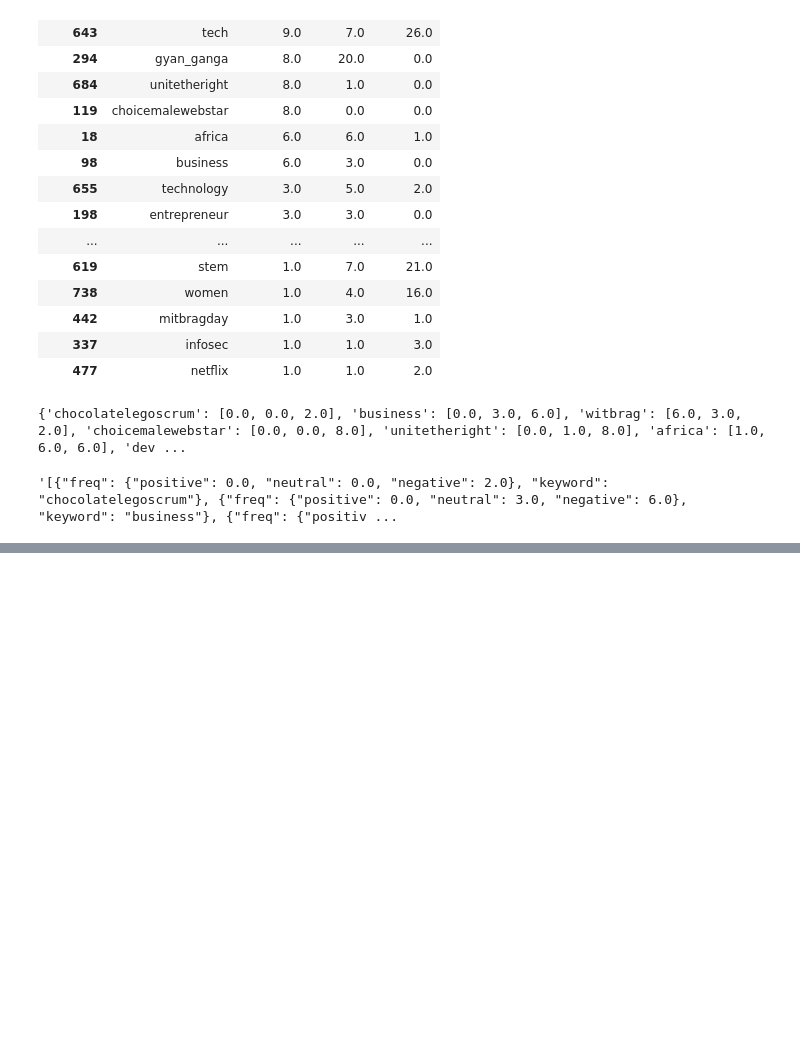
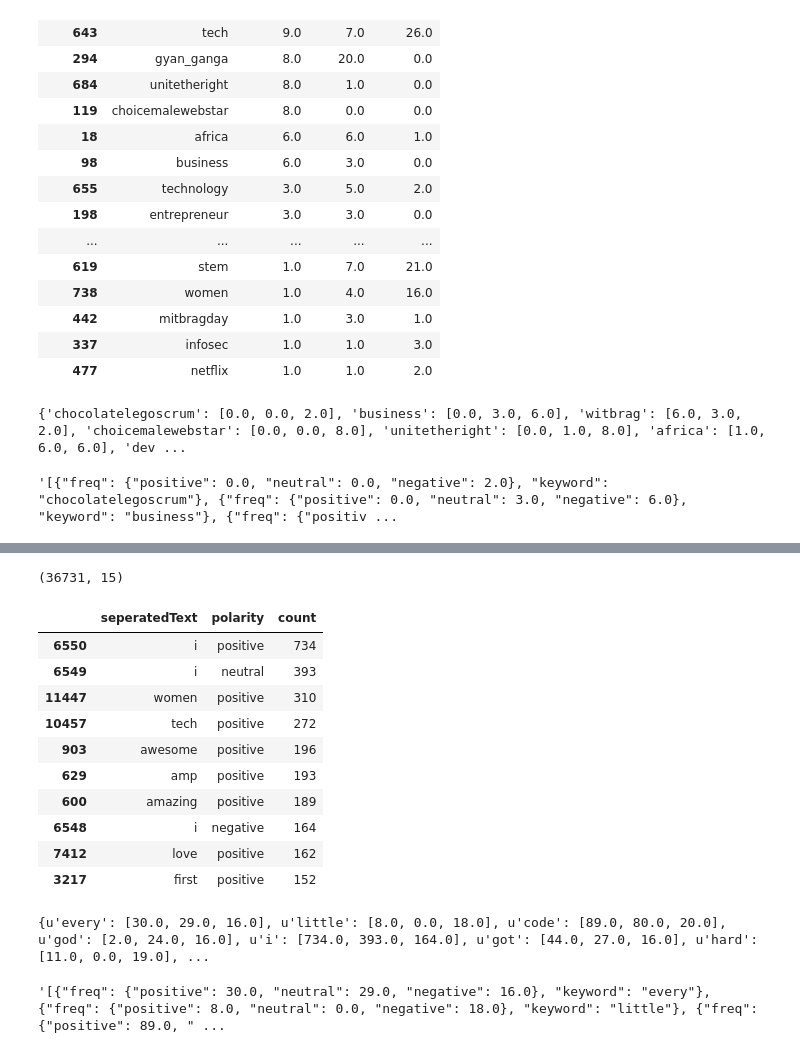
Before and after one commit to rupeshbasnet/twitter-data-vis, a Jupyter notebook: Twitter_Data_Extraction/Tweets_Preprocessing_Test.ipynb, the cells around one changed output, grey strips where cells are left out. Drawn from its saved outputs; the diff is of its cells as text; code cells hidden in the pictures; blank space fills up the shorter version.

Commit message:
keywords dashboard added

```diff
--- a/Twitter_Data_Extraction/Tweets_Preprocessing_Test.ipynb
+++ b/Twitter_Data_Extraction/Tweets_Preprocessing_Test.ipynb
@@ -1104,0 +1140,8 @@ json.dumps(values)
+# %%
+s = df["seperatedText"].str.split(' ').apply(Series, 1).stack()
+s.index = s.index.droplevel(-1)
+s.name = 'seperatedText'
+# %%
+del df['seperatedText']
+df = df.join(s)
+df.head(2)
@@ -1104,0 +1152,22 @@ json.dumps(values)
+# %%
+df.shape
+# %% [output]
+(36731, 15)
+# %%
+df['seperatedText'] = df['seperatedText'].str.lower()
+# %%
+new_Df = pd.DataFrame({'count' : df.groupby(["seperatedText", "polarity"]).size()}).reset_index().sort_values('count', ascending=False)
+# %%
+new_Df.head(10)
+# %% [output]
+|  | seperatedText | polarity | count |
+| 6550 | i | positive | 734 |
+| 6549 | i | neutral | 393 |
+| 11447 | women | positive | 310 |
+| 10457 | tech | positive | 272 |
+| 903 | awesome | positive | 196 |
+| 629 | amp | positive | 193 |
+| 600 | amazing | positive | 189 |
+| 6548 | i | negative | 164 |
+| 7412 | love | positive | 162 |
+| 3217 | first | positive | 152 |
@@ -1104,0 +1185,11 @@ json.dumps(values)
+# %%
+d = dict([(i,[a,b,c ]) for i,a,b,c in zip(dffftop20.seperatedText, dffftop20.positive,dffftop20.neutral,dffftop20.negative)])
+print d
+import json
+values = [{"keyword": k , "freq" : {"positive": v[0], "neutral": v[1], "negative": v[2]}} for k, v in d.iteritems()]
+# %% [output]
+{u'every': [30.0, 29.0, 16.0], u'little': [8.0, 0.0, 18.0], u'code': [89.0, 80.0, 20.0], u'god': [2.0, 24.0, 16.0], u'i': [734.0, 393.0, 164.0], u'got': [44.0, 27.0, 16.0], u'hard': [11.0, 0.0, 19.0], ...
+# %%
+json.dumps(values)
+# %% [output]
+'[{"freq": {"positive": 30.0, "neutral": 29.0, "negative": 16.0}, "keyword": "every"}, {"freq": {"positive": 8.0, "neutral": 0.0, "negative": 18.0}, "keyword": "little"}, {"freq": {"positive": 89.0, " ...
```
Also changed, not shown: parts of 18 cells of this notebook, 2 other files.
